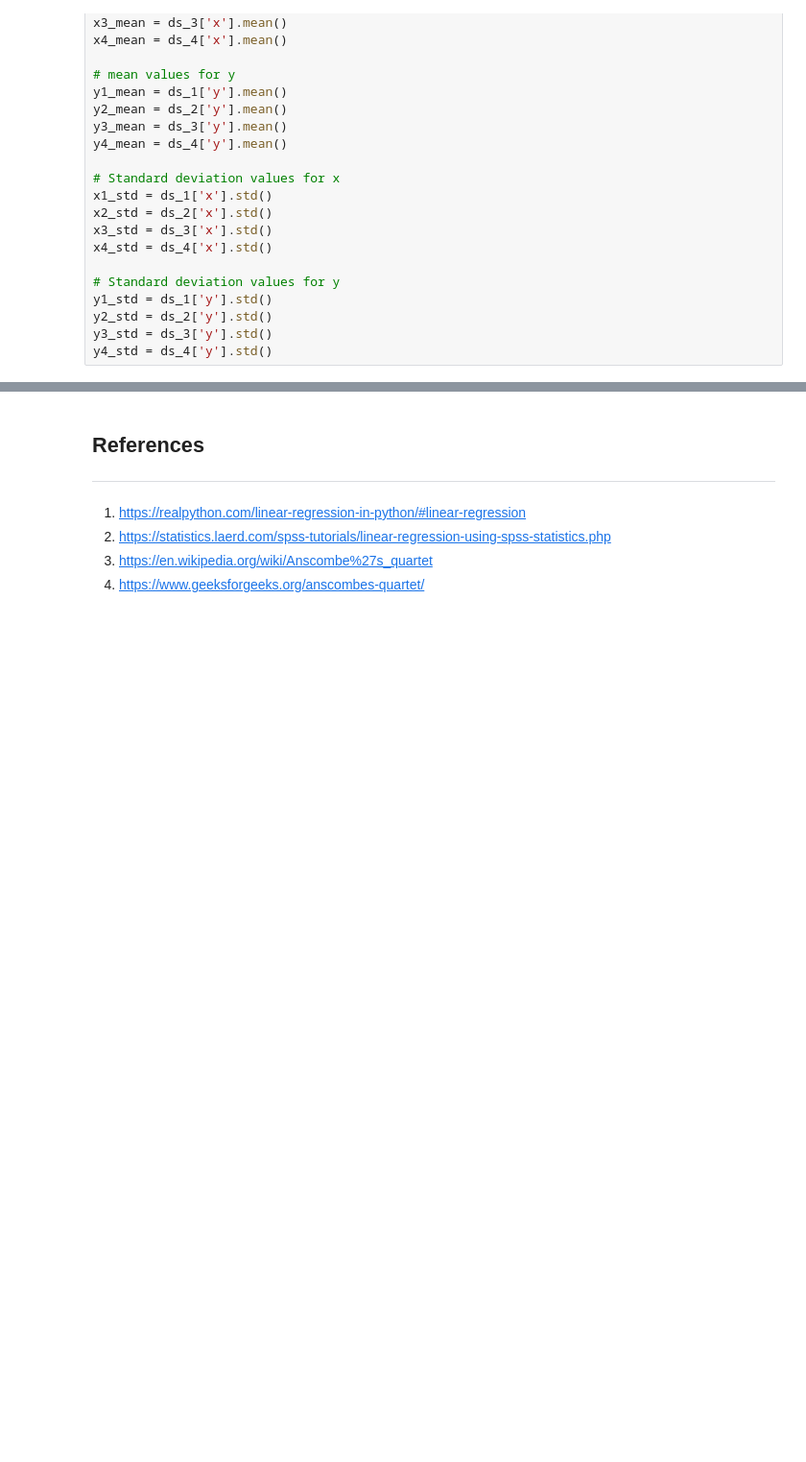
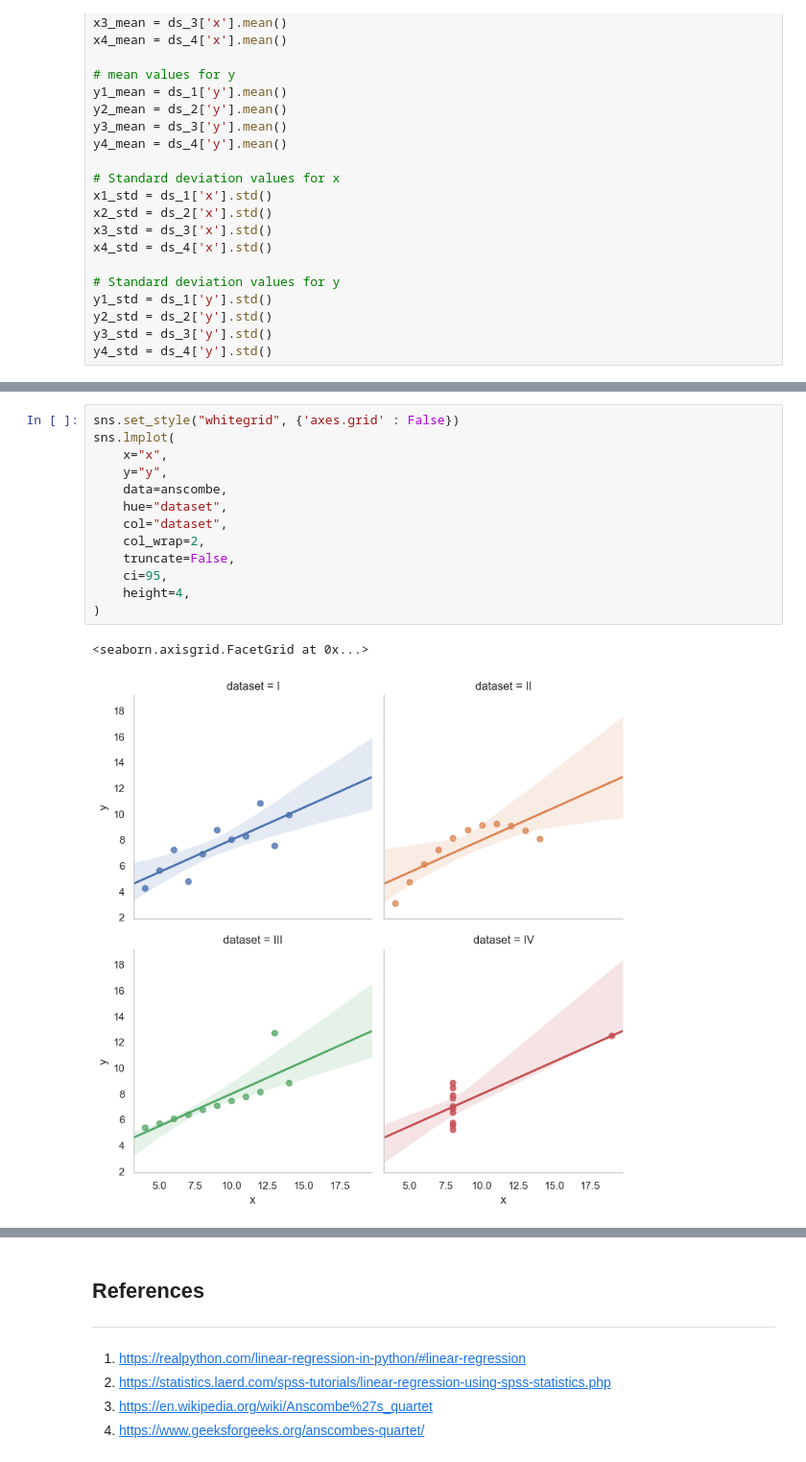
Before and after one commit to angelinka/machine_learning_assessment, a Jupyter notebook: regression.ipynb, the cells around one changed output, grey strips where cells are left out. Shown at 96% size. Cells and saved outputs as stored; diff of their text form; blank space fills up the shorter version.

Commit message:
Completed section about Anscombe’s quartet

```diff
--- a/regression.ipynb
+++ b/regression.ipynb
@@ -229,0 +297,16 @@ Variance_y   4.127269   4.127629   4.12262   4.123249
+# %%
+sns.set_style("whitegrid", {'axes.grid' : False})
+sns.lmplot(
+    x="x",
+    y="y",
+    data=anscombe,
+    hue="dataset",
+    col="dataset",
+    col_wrap=2,
+    truncate=False,
+    ci=95,
+    height=4,
+)
+# %% [output]
+<seaborn.axisgrid.FacetGrid at 0x...>
+[figure, added]
```
Also changed, not shown: parts of 7 cells of this notebook.
